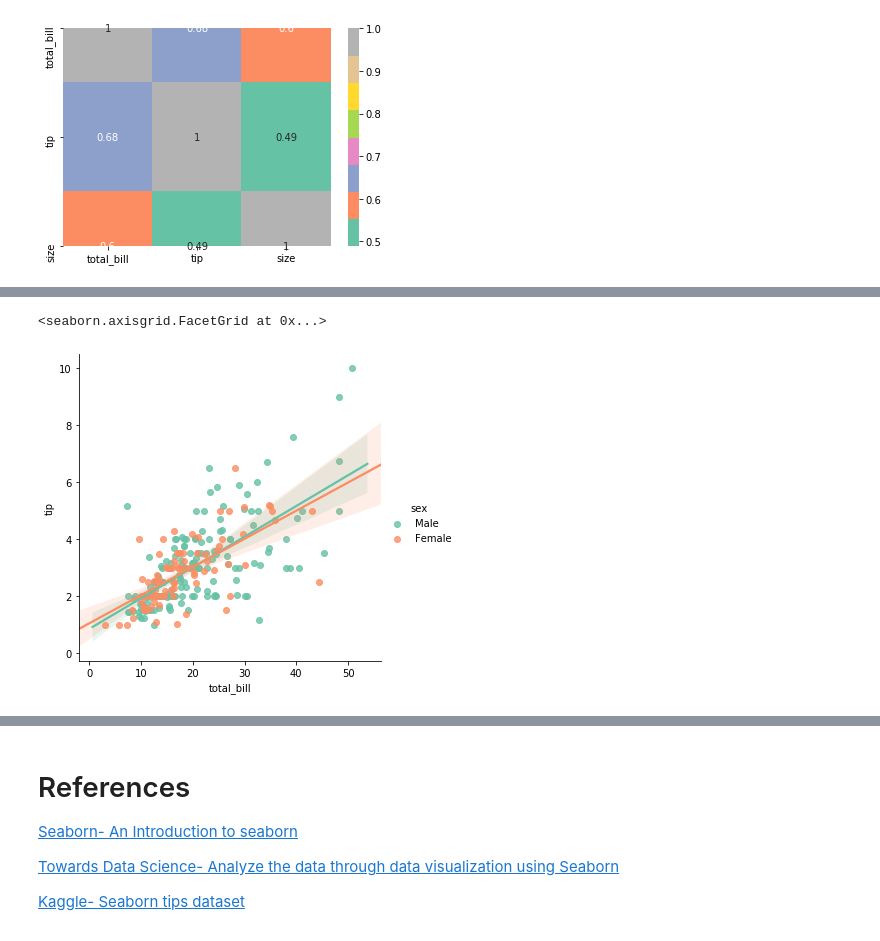
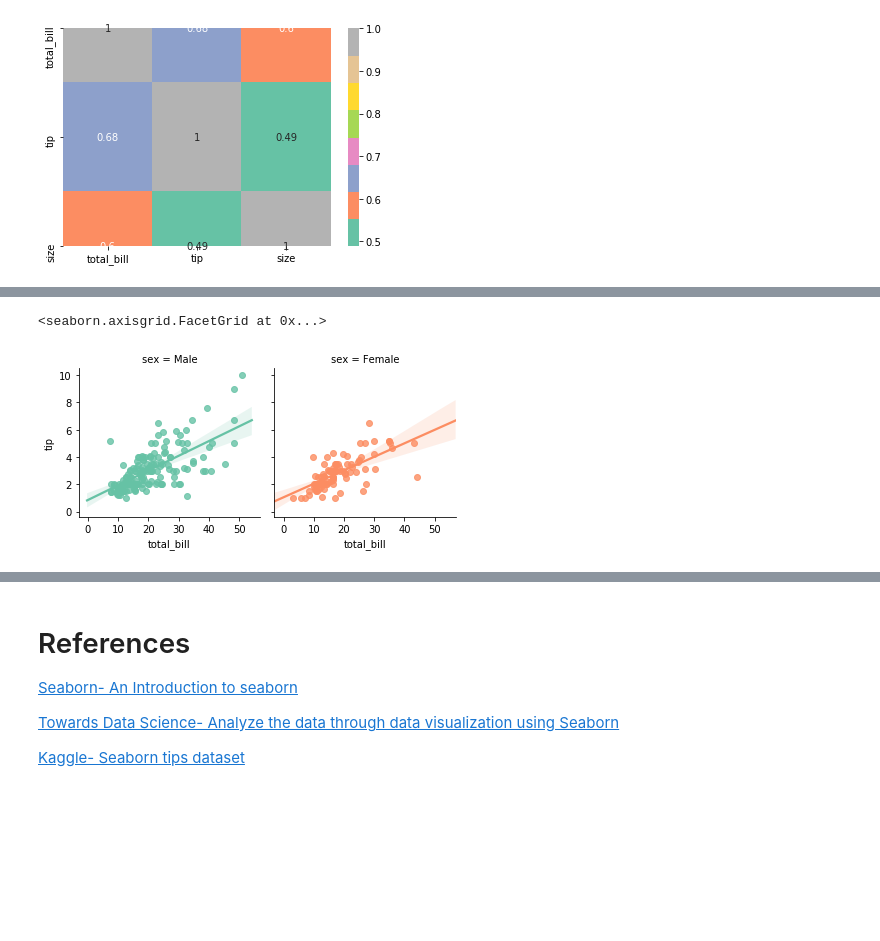
Before and after one commit to amacuga/fundamentals-assessment, a Jupyter notebook: Assessment.ipynb, the cells around one changed output, grey strips where cells are left out. Cells and saved outputs as stored; diff of their text form; code cells hidden in the pictures; blank space fills up the shorter version.

Commit message:
Added more plots in Part 3.

```diff
--- a/Assessment.ipynb
+++ b/Assessment.ipynb
@@ -359,8 +389,8 @@ sns.heatmap(tips.corr(), cmap = "Set2", annot = True)
 # %%
 #Create the lmplot.
-sns.lmplot(x = "total_bill", y = "tip", hue = "sex", data = tips)
+sns.lmplot(x = "total_bill", y = "tip", col = "sex", hue = "sex", height = 3, data = tips)
 # %% [output]
 <seaborn.axisgrid.FacetGrid at 0x...>
-[figure, old version]
+[figure, new version]
 # %%
 # Create the lmplot.
```
Also changed, not shown: parts of 14 cells of this notebook.
